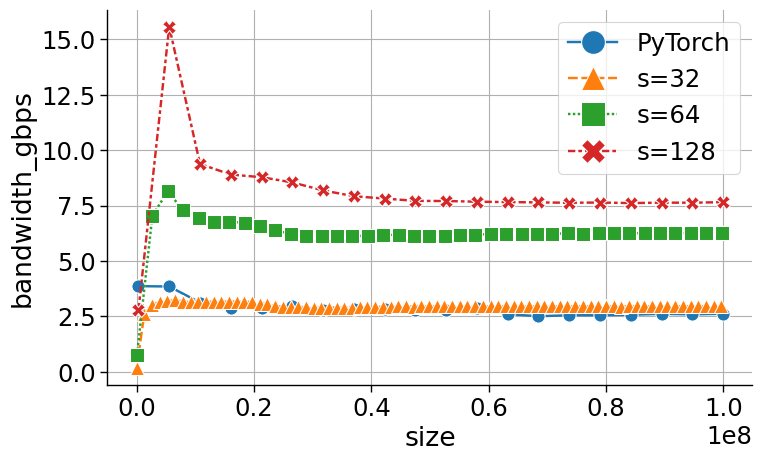
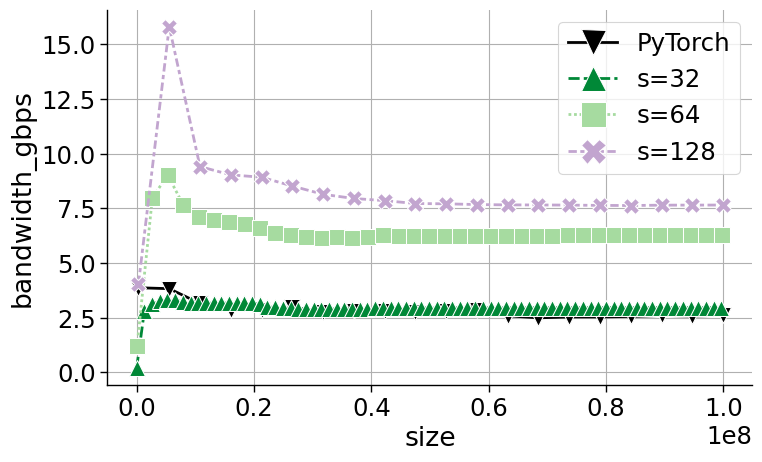
Unified diff of the notebook cell whose output changed from the first chart to the second:
--- before
+++ after
@@ -1,4 +1,11 @@
+palette = [### Colorbrewer colors
+"black",
+"#008837",
+"#a6dba0",
+"#c2a5cf",
+"#7b3294",]
+
 plt.figure(figsize=(8, 5))
-sns.lineplot(x='size', y='bandwidth_gbps', data=df, **_SNS_PARAMS)
+sns.lineplot(x='size', y='bandwidth_gbps', palette=palette, data=df, **_SNS_PARAMS)
 
 sns.despine(right = True)

Commit: Change color palette for Scan notebooks